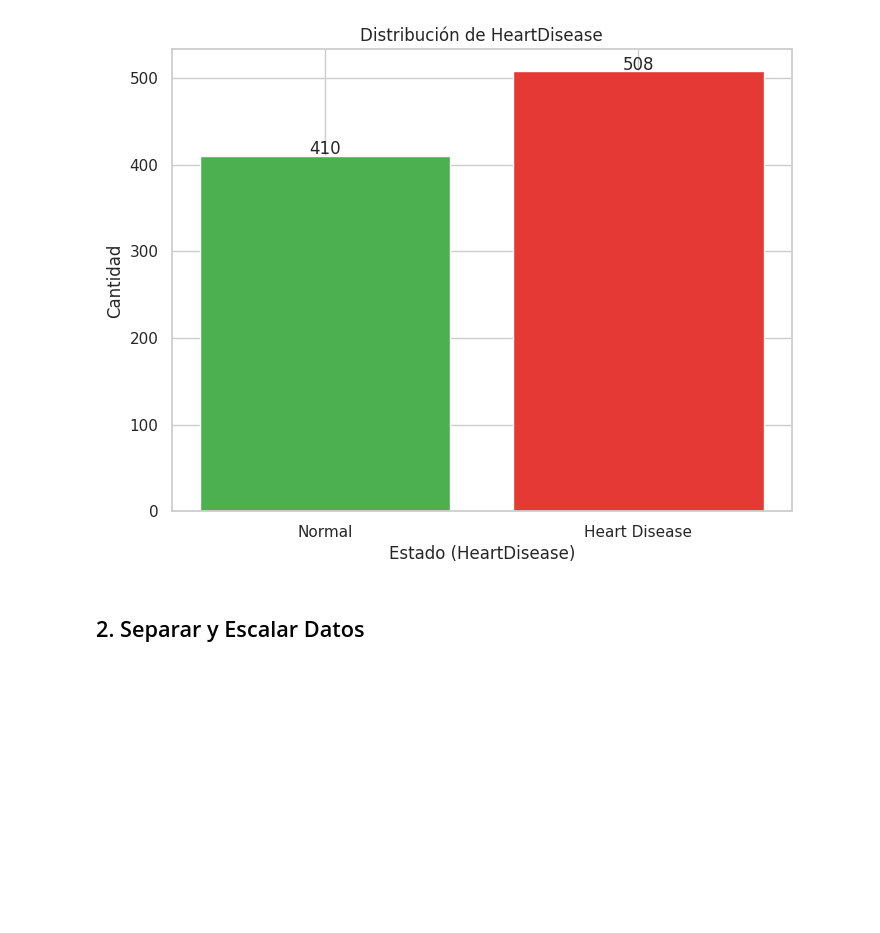
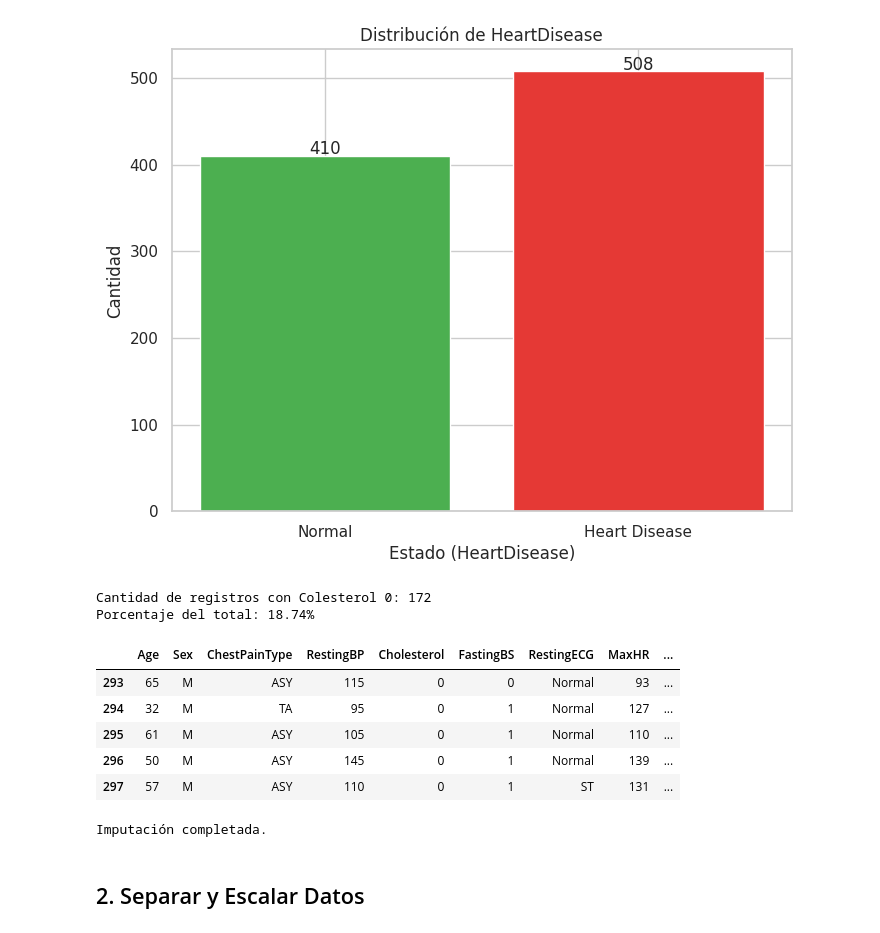
Before and after one commit to Xaiwu/heart-disease-prediction, a Jupyter notebook: notebooks/main.ipynb, the cells around one changed output. Cells and saved outputs as stored; diff of their text form; code cells hidden in the pictures; blank space fills up the shorter version.

```diff
--- a/notebooks/main.ipynb
+++ b/notebooks/main.ipynb
@@ -88,3 +88,39 @@ for i, v in enumerate(target.values):
 plt.show()
 # %% [output]
 [figure]
+# %%
+# Filtrar y mostrar
+zeros_mask = df['Cholesterol'] == 0
+print(f"Cantidad de registros con Colesterol 0: {zeros_mask.sum()}")
+print(f"Porcentaje del total: {zeros_mask.sum() / len(df):.2%}")
+
+# Ver una muestra
+display(df[zeros_mask].head())
+# %% [output]
+Cantidad de registros con Colesterol 0: 172
+Porcentaje del total: 18.74%
+|  | Age | Sex | ChestPainType | RestingBP | Cholesterol | FastingBS | RestingECG | MaxHR | ... |
+| 293 | 65 | M | ASY | 115 | 0 | 0 | Normal | 93 | ... |
+| 294 | 32 | M | TA | 95 | 0 | 1 | Normal | 127 | ... |
+| 295 | 61 | M | ASY | 105 | 0 | 1 | Normal | 110 | ... |
+| 296 | 50 | M | ASY | 145 | 0 | 1 | Normal | 139 | ... |
+| 297 | 57 | M | ASY | 110 | 0 | 1 | ST | 131 | ... |
+# %%
+# Crear la bandera ANTES de reemplazar los ceros
+df['Cholesterol_Missing'] = (df['Cholesterol'] == 0).astype(int)
+
+# Reemplazar 0 con NaN para facilitar el manejo
+df['Cholesterol'] = df['Cholesterol'].replace(0, np.nan)
+
+# Calcular medianas por grupos (Sexo y ChestPainType)
+# Usamos transform para llenar los NaNs con la mediana de su grupo correspondiente
+df['Cholesterol'] = df['Cholesterol'].fillna(
+    df.groupby(['Sex', 'ChestPainType'])['Cholesterol'].transform('median')
+)
+
+# Verificar si quedan nulos (por si algún grupo no tenía datos)
+if df['Cholesterol'].isnull().sum() > 0:
+    df['Cholesterol'] = df['Cholesterol'].fillna(df['Cholesterol'].median())
+print("Imputación completada.")
+# %% [output]
+Imputación completada.
```
Also changed, not shown: parts of 14 cells of this notebook.
